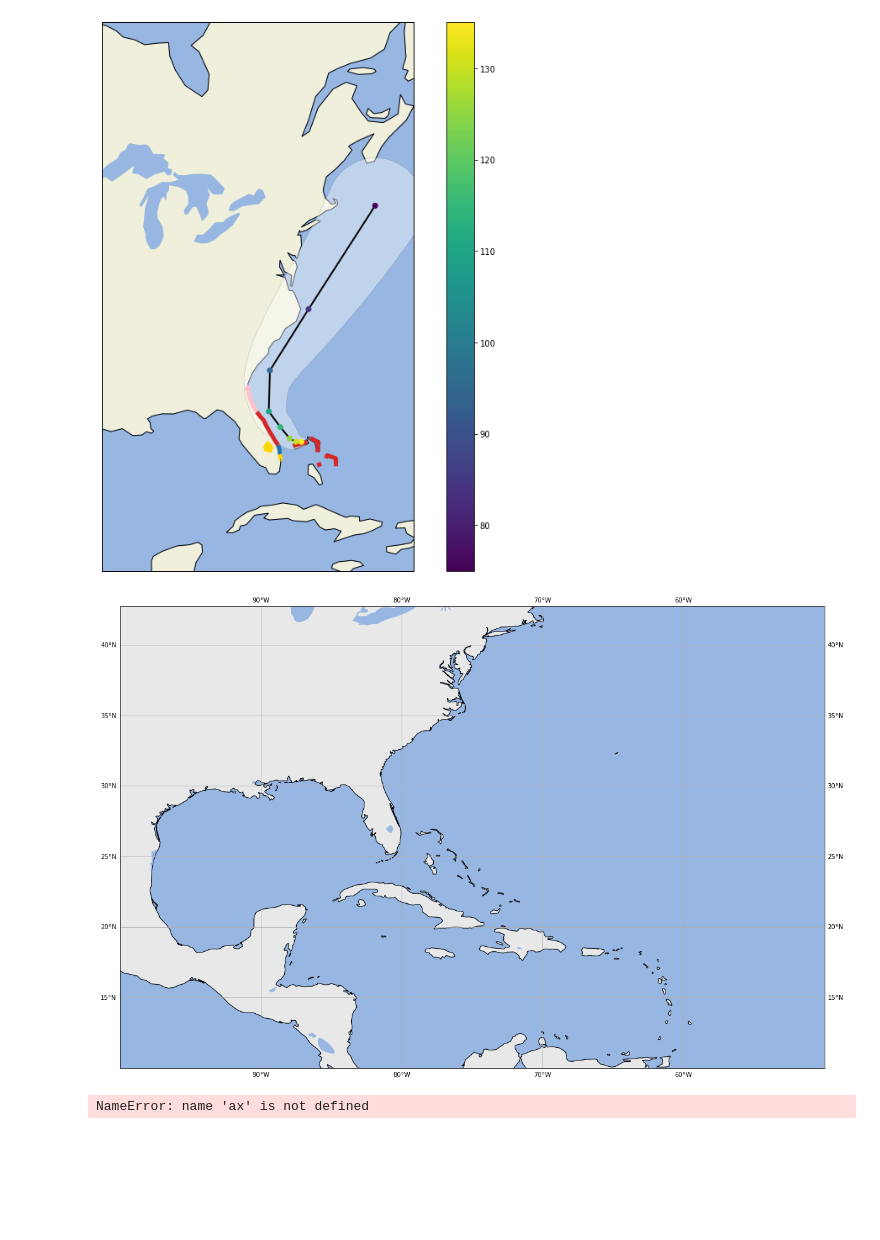
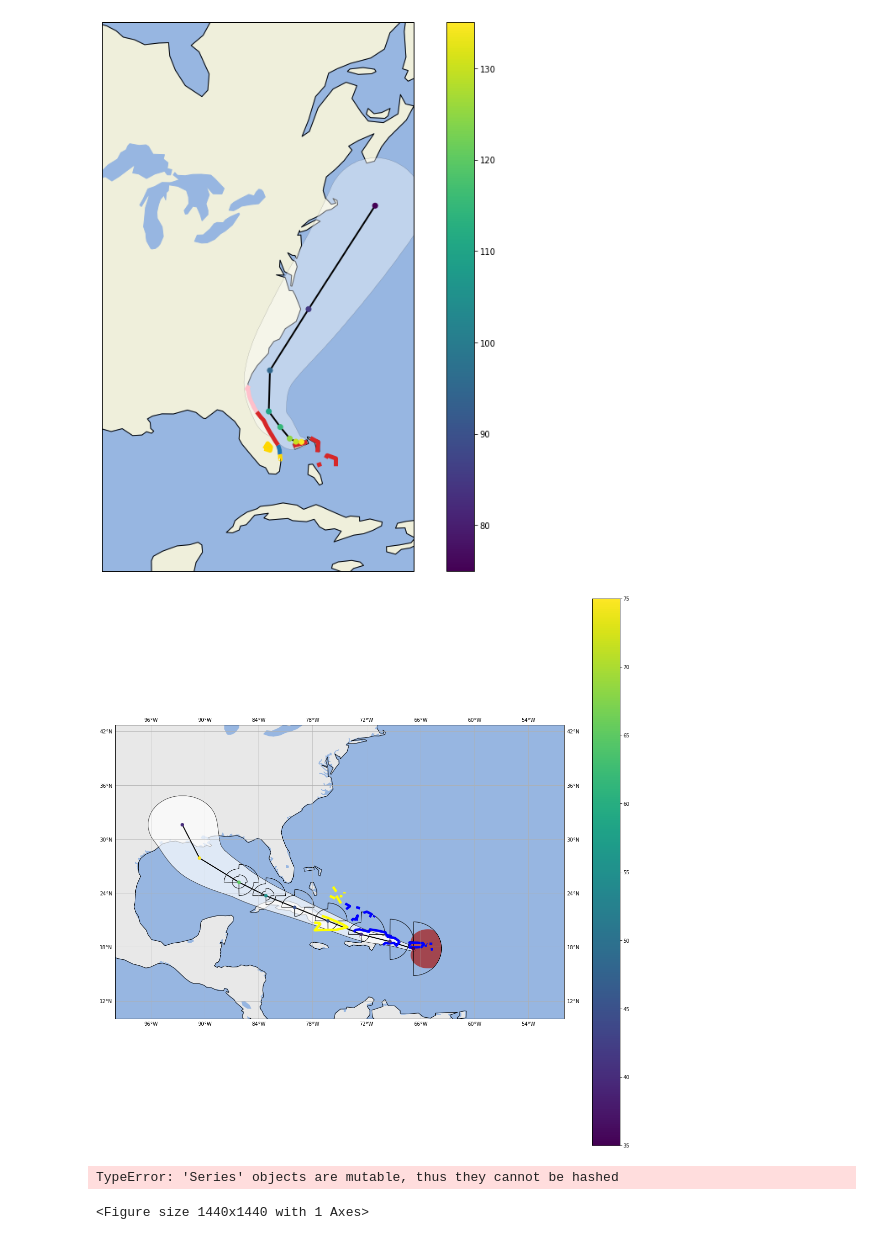
Before and after one commit to jmedinah09/UnidataProjects, a Jupyter notebook: tropical_cyclone_plot_project/Tropical_Cyclone_Plot_Project.ipynb, the cells around one changed output. Saved outputs shown, nothing was run; the diff lists cells and outputs as text; code cells hidden in the pictures; blank space fills up the shorter version.

```diff
--- a/tropical_cyclone_plot_project/Tropical_Cyclone_Plot_Project.ipynb
+++ b/tropical_cyclone_plot_project/Tropical_Cyclone_Plot_Project.ipynb
@@ -68,48 +68,48 @@ wsp_64_gdf = geopandas.read_file('laura_shape_files/wsp_120hrhalfDeg_latest/2021
 # %%
 map_crs = ccrs.PlateCarree()
 data_crs   = ccrs.PlateCarree()
 
 fig = plt.figure(figsize=(20, 20))
 ax = plt.subplot(1, 1, 1, projection = map_crs)
 ax.set_extent([-100, -50, 10, 40])
 
 ax.add_feature(cfeat.COASTLINE)
 #ax.add_feature(cfeat.STATES)
 ax.add_feature(cfeat.LAND, color = 'lightgray', alpha = 0.5)
 ax.add_feature(cfeat.OCEAN)
 ax.add_feature(cfeat.LAKES)
-#ax.add_feature(cfeat.OCEAN.with_scale('50m'))
+ax.add_feature(cfeat.OCEAN.with_scale('50m'))
 
-# ax.add_geometries(cone_gdf['geometry'], crs=data_crs, facecolor='white',
-#                  edgecolor='black', linewidth=1, alpha=0.7)
-# ax.add_geometries(track_line_gdf['geometry'], crs=data_crs, facecolor='none',
-#                  edgecolor='black', linewidth=2)
-# sc = ax.scatter(points_gdf['LON'], points_gdf['LAT'],transform=data_crs,
-#                 zorder=10, c=points_gdf['MAXWIND'])
+ax.add_geometries(cone_gdf['geometry'], crs=data_crs, facecolor='white',
+                 edgecolor='black', linewidth=1, alpha=0.7)
+ax.add_geometries(track_line_gdf['geometry'], crs=data_crs, facecolor='none',
+                 edgecolor='black', linewidth=2)
+sc = ax.scatter(points_gdf['LON'], points_gdf['LAT'],transform=data_crs,
+                zorder=10, c=points_gdf['MAXWIND'])
 
-# ax.add_geometries(init_radii_gdf['geometry'], crs=data_crs, facecolor='brown',
-#                  edgecolor='none', linewidth=0.1, alpha=0.8)
-# ax.add_geometries(fcst_radii_gdf['geometry'], crs=data_crs, facecolor='none',
-#                  edgecolor='black', linewidth=1)
+ax.add_geometries(init_radii_gdf['geometry'], crs=data_crs, facecolor='brown',
+                 edgecolor='none', linewidth=0.1, alpha=0.8)
+ax.add_geometries(fcst_radii_gdf['geometry'], crs=data_crs, facecolor='none',
+                 edgecolor='black', linewidth=1)
 
 
-# ww_colors = {'TWA': 'yellow',
-#              'HWA': 'pink',
-#              'TWR': 'blue',
-#              'HWR': 'tab:red'}
+ww_colors = {'TWA': 'yellow',
+             'HWA': 'pink',
+             'TWR': 'blue',
+             'HWR': 'tab:red'}
 
-# for ww_type in ww_colors.keys():
-#     ww_subset = ww_gdf[ww_gdf['TCWW']==ww_type]
-#     ax.add_geometries(ww_subset['geometry'], facecolor='none',
-#                      edgecolor=ww_colors[ww_type], crs=data_crs,
-#                      linewidth=5)
-#plt.colorbar(sc)
+for ww_type in ww_colors.keys():
+    ww_subset = ww_gdf[ww_gdf['TCWW']==ww_type]
+    ax.add_geometries(ww_subset['geometry'], facecolor='none',
+                     edgecolor=ww_colors[ww_type], crs=data_crs,
+                     linewidth=5)
+plt.colorbar(sc)
 
 grid_lines = ax.gridlines(draw_labels=True)
 grid_lines.xformatter = LONGITUDE_FORMATTER
 grid_lines.yformatter = LATITUDE_FORMATTER
 # %% [output]
-[figure, old version]
+[figure, new version]
 # %%
 # ax.add_geometries(best_track_points_gdf['geometry'],crs=data_crs,
 #                  zorder=10)
@@ -126,7 +126,8 @@ ax.scatter(best_track_points_gdf['LON'], best_track_points_gdf['LAT'],transform=
 #                   edgecolor='black')
 fig
 # %% [output]
-NameError: name 'ax' is not defined
+TypeError: 'Series' objects are mutable, thus they cannot be hashed
+<Figure size 1440x1440 with 1 Axes>
 # %%
 map_crs = ccrs.PlateCarree()
 data_crs   = ccrs.PlateCarree()
```
Also changed, not shown: parts of 1 cell of this notebook, 2 other files.
